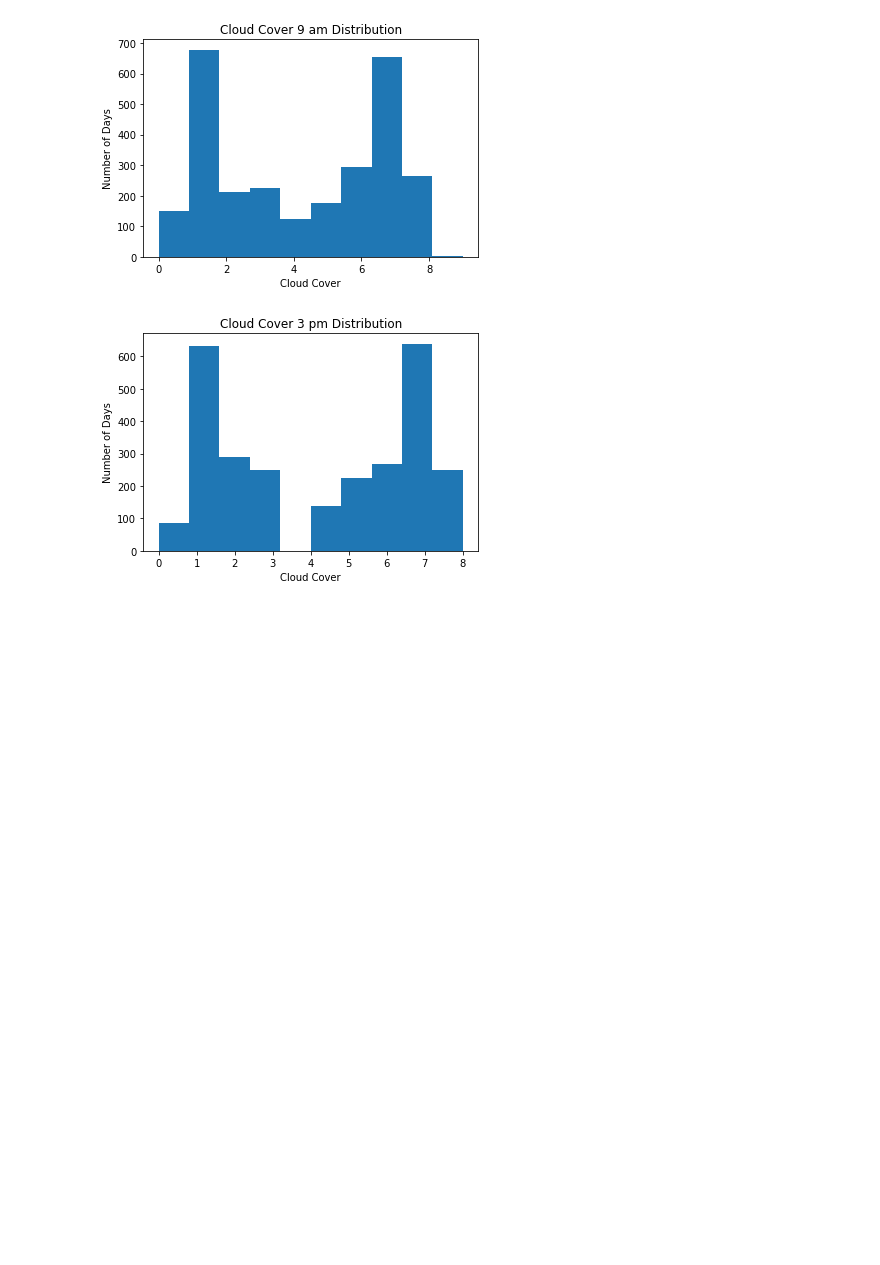
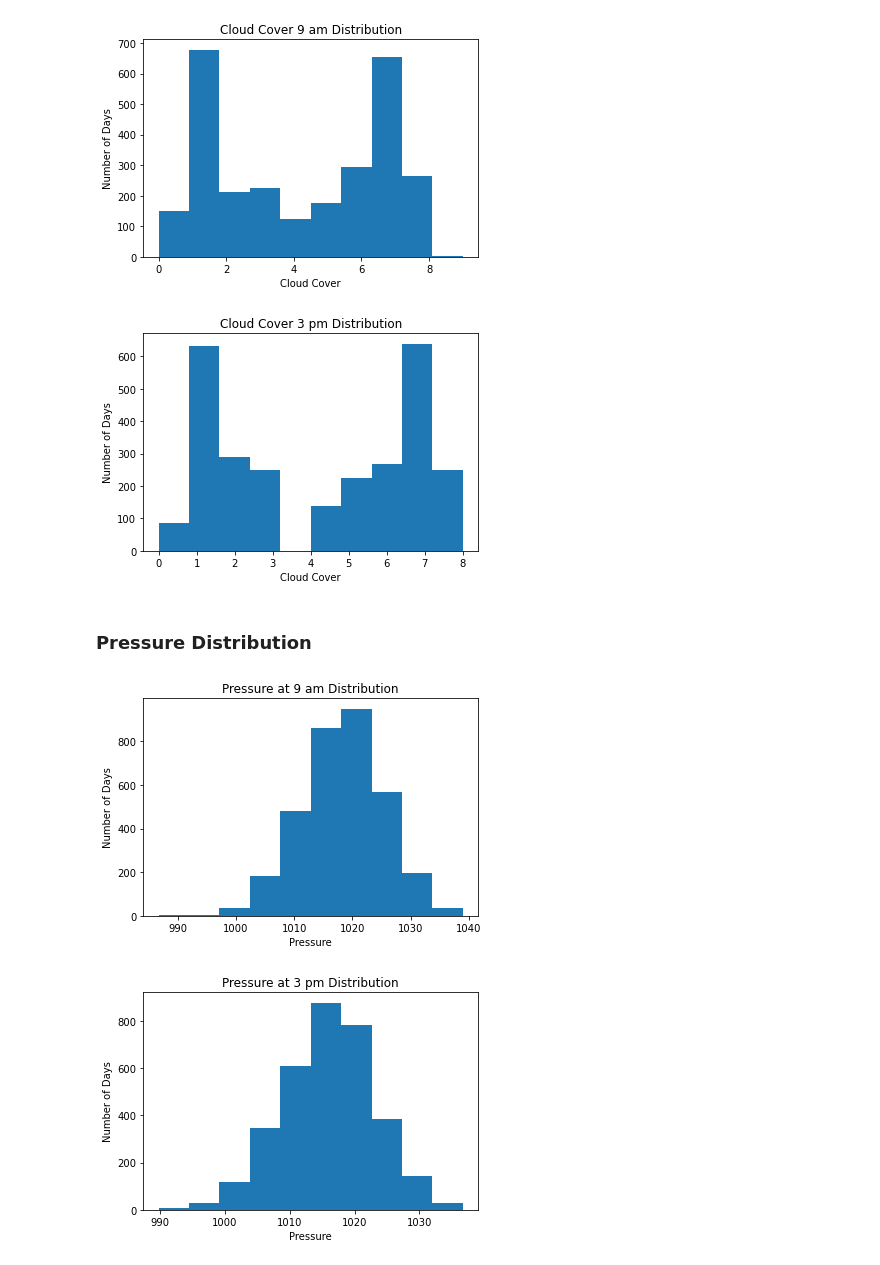
Before and after one commit to mtriebes1/CPSC_315_Semester_Project, a Jupyter notebook: EDA.ipynb, the cells around one changed output. Drawn from its saved outputs; the diff is of its cells as text; code cells hidden in the pictures; blank space fills up the shorter version.

Commit message:
Added in Pressure Tables to pressure

```diff
--- a/EDA.ipynb
+++ b/EDA.ipynb
@@ -141,3 +141,24 @@ utils.create_histogram(temp3, labels3)
 # %% [output]
 [figure]
 [figure]
+# %% [markdown]
+### Pressure Distribution
+# %%
+pressure_data_9 = table.get_column("Pressure9am", False)
+temp9 = []
+pressure_data_3 = table.get_column("Pressure3pm", False)
+temp3 = []
+
+for i in range(len(pressure_data_9)):
+    if(pressure_data_9[i] != 'NA' and pressure_data_3[i] != 'NA'):
+        temp9.append(float(pressure_data_9[i]))
+        temp3.append(float(pressure_data_3[i]))
+
+labels9 = ["Pressure at 9 am Distribution", "Pressure", "Number of Days"]
+labels3 = ["Pressure at 3 pm Distribution", "Pressure", "Number of Days"]
+
+utils.create_histogram(temp9, labels9)
+utils.create_histogram(temp3, labels3)
+# %% [output]
+[figure, added]
+[figure, added]
```
